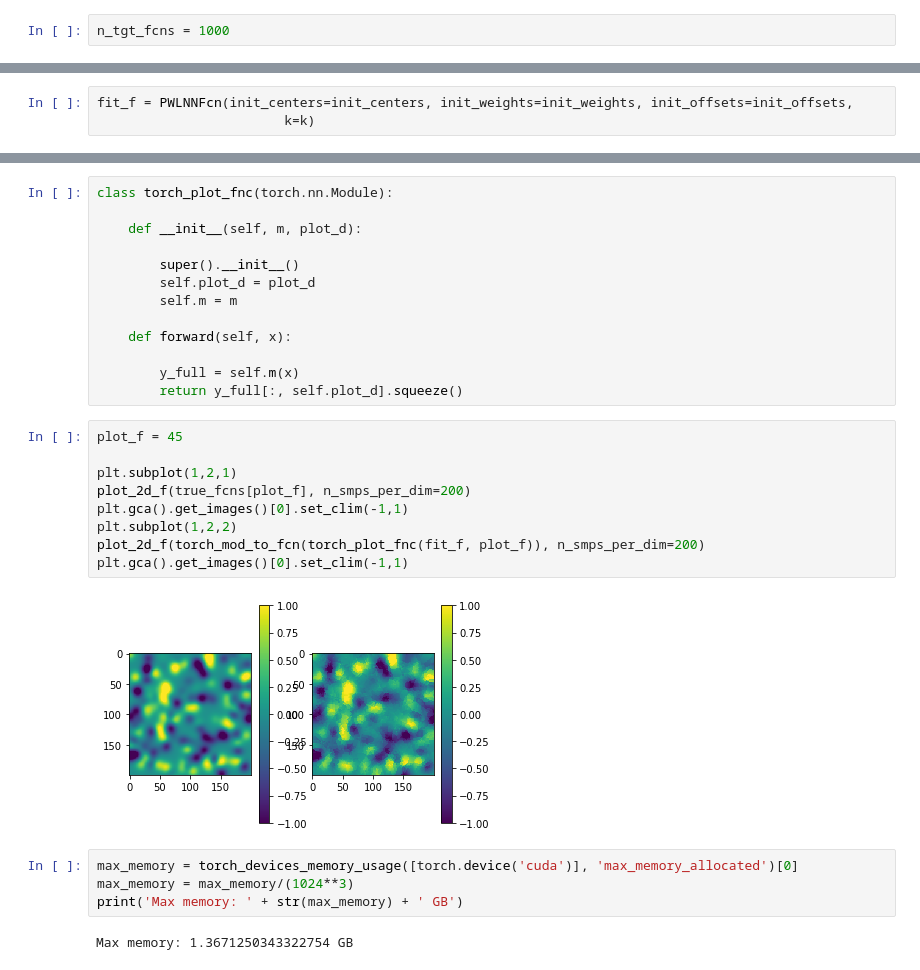
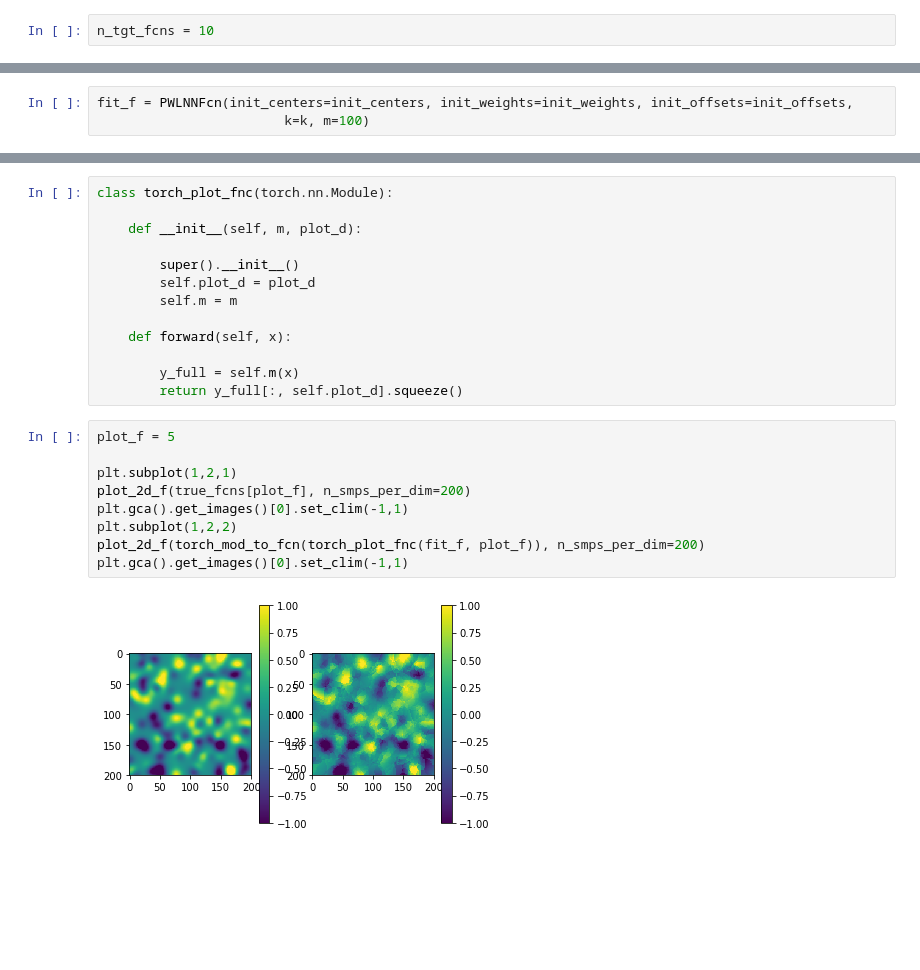
Before and after one commit to wbishopJanelia/janelia_core, a Jupyter notebook: development/sparse_networks/Efficient MultiD Piecewise Linear Nearest Neighbor Network.ipynb, the cells around one changed output, grey strips where cells are left out. Drawn from its saved outputs; the diff is of its cells as text; blank space fills up the shorter version.

```diff
--- a/development/sparse_networks/Efficient MultiD Piecewise Linear Nearest Neighbor Network.ipynb
+++ b/development/sparse_networks/Efficient MultiD Piecewise Linear Nearest Neighbor Network.ipynb
@@ -80,7 +80,7 @@ def fit(nn: torch.nn.Module, x: torch.Tensor, y: torch.Tensor, n_its = 1000, lr=
 
 We generate multiple functions - one for each output dimension we want
 # %%
-n_tgt_fcns = 1000
+n_tgt_fcns = 10
 # %%
 fcn_generators = [FunctionSequenceGenerator(n_bumps = 200, bump_peak_vl_range = [-1, 1], cov_ev_range = [.002, .002])
                   for f_i in range(n_tgt_fcns)]
@@ -108,7 +108,7 @@ init_weights = torch.ones(n_fcns, 2, n_tgt_fcns)
 init_offsets = torch.zeros(n_fcns, n_tgt_fcns)
 # %%
 fit_f = PWLNNFcn(init_centers=init_centers, init_weights=init_weights, init_offsets=init_offsets,
-                        k=k)
+                        k=k, m=100)
 # %%
 if run_on_gpu:
     fit_f.to('cuda')
@@ -166,19 +172,13 @@ class torch_plot_fnc(torch.nn.Module):
         y_full = self.m(x)
         return y_full[:, self.plot_d].squeeze()
 # %%
-plot_f = 45
+plot_f = 5
 
 plt.subplot(1,2,1)
 plot_2d_f(true_fcns[plot_f], n_smps_per_dim=200)
 plt.gca().get_images()[0].set_clim(-1,1)
 plt.subplot(1,2,2)
 plot_2d_f(torch_mod_to_fcn(torch_plot_fnc(fit_f, plot_f)), n_smps_per_dim=200)
 plt.gca().get_images()[0].set_clim(-1,1)
 # %% [output]
-[figure, old version]
+[figure, new version]
-# %%
-max_memory = torch_devices_memory_usage([torch.device('cuda')], 'max_memory_allocated')[0]
-max_memory = max_memory/(1024**3)
-print('Max memory: ' + str(max_memory) + ' GB')
-# %% [output]
-Max memory: 1.3671250343322754 GB
```
Also changed, not shown: parts of 3 cells of this notebook, 3 other files.
